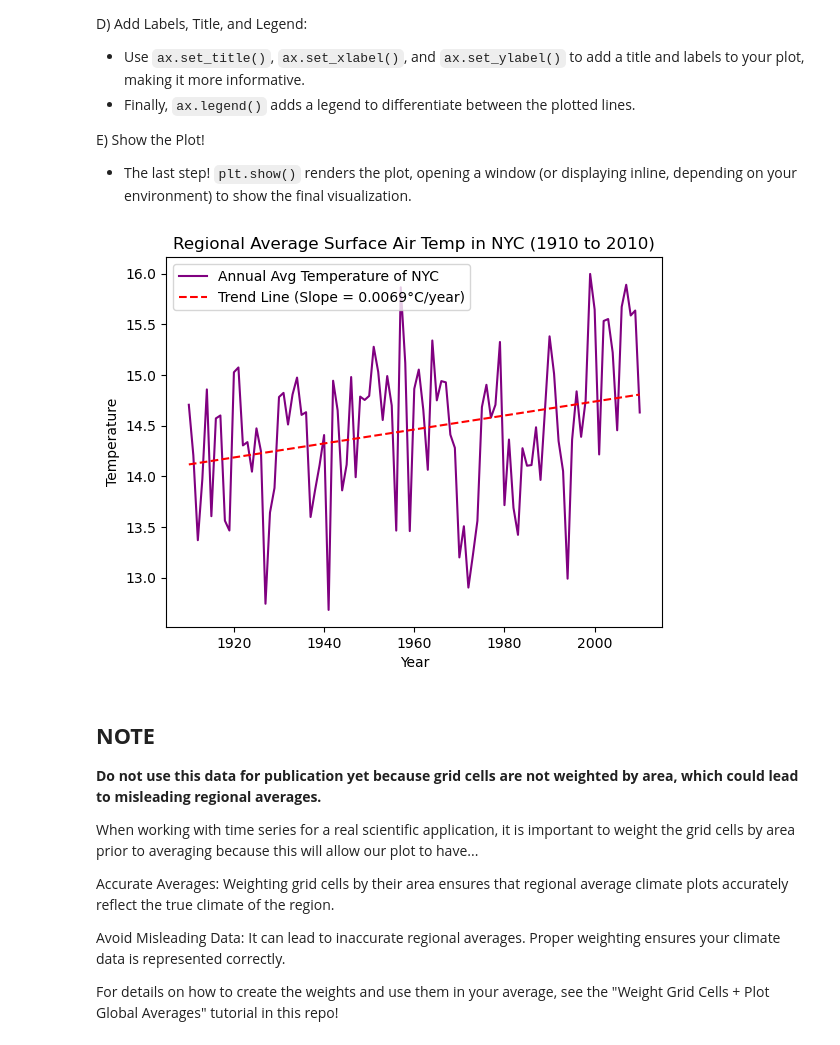
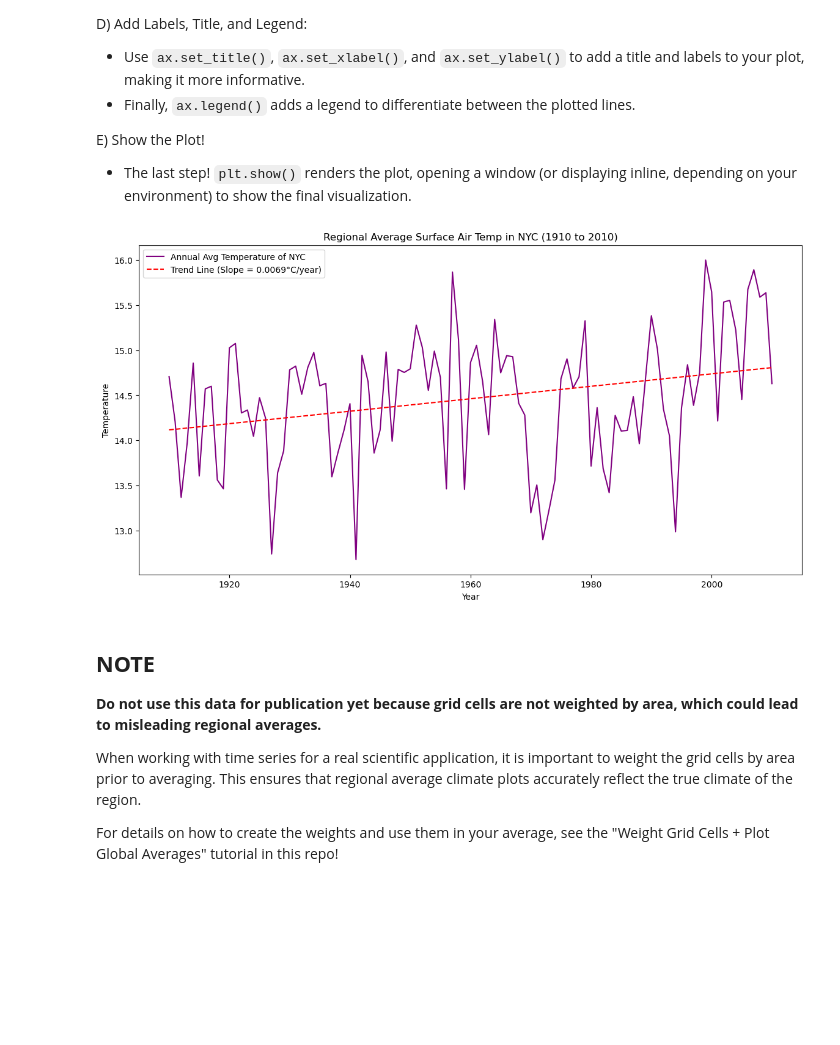
Before and after one commit to silkieMoth/Time-Series-Plots, a Jupyter notebook: 2. Annual Averaging + Fit Trend Line.ipynb, the cells around one changed output. Drawn from its saved outputs; the diff is of its cells as text; code cells hidden in the pictures; blank space fills up the shorter version.

```diff
--- a/2. Annual Averaging + Fit Trend Line.ipynb
+++ b/2. Annual Averaging + Fit Trend Line.ipynb
@@ -102,2 +75,0 @@ The dataset might cover a broad time range - this can vary from simulation to si
-# %%
-data = data.sel(time=slice('1910-01-01','2010-12-31'))
@@ -155,3 +95,6 @@ Breaking down the line of code above:
+# %%
+# Select a time period of interest
+tas_NYC = tas_NYC.sel(time=slice('1910-01-01','2010-12-31'))
 # %% [markdown]
 <a id='annual'></a>
 ## **Calculate the Annual Mean Temperature**
@@ -221,25 +164,21 @@ D) Add Labels, Title, and Legend:
 E) Show the Plot!
 - The last step! `plt.show()` renders the plot, opening a window (or displaying inline, depending on your environment) to show the final visualization.
 # %%
-fig, ax = plt.subplots()
+fig, ax = plt.subplots(figsize=(14,7))
 ax.plot(annual_mean.year, annual_mean, label= 'Annual Avg Temperature of NYC', color='purple')
 ax.plot(annual_mean.year, trend_line(annual_mean.year), color='red', linestyle='--', label=f'Trend Line (Slope = {x[0]:.4f}°C/year)')
 ax.set_title('Regional Average Surface Air Temp in NYC (1910 to 2010)')
 ax.set_xlabel('Year')
 ax.set_ylabel('Temperature')
 ax.legend()
 plt.show()
 # %% [output]
-[figure, old version]
+[figure, new version]
 # %% [markdown]
 ## **NOTE**
 
 __Do not use this data for publication yet because grid cells are not weighted by area, which could lead to misleading regional averages.__
 
-When working with time series for a real scientific application, it is important to weight the grid cells by area prior to averaging because this will allow our plot to have...
-
-Accurate Averages: Weighting grid cells by their area ensures that regional average climate plots accurately reflect the true climate of the region.
-
-Avoid Misleading Data: It can lead to inaccurate regional averages. Proper weighting ensures your climate data is represented correctly.
+When working with time series for a real scientific application, it is important to weight the grid cells by area prior to averaging. This ensures that regional average climate plots accurately reflect the true climate of the region.
 
 For details on how to create the weights and use them in your average, see the "Weight Grid Cells + Plot Global Averages" tutorial in this repo!
```
Also changed, not shown: parts of 19 cells of this notebook, 4 other files.
